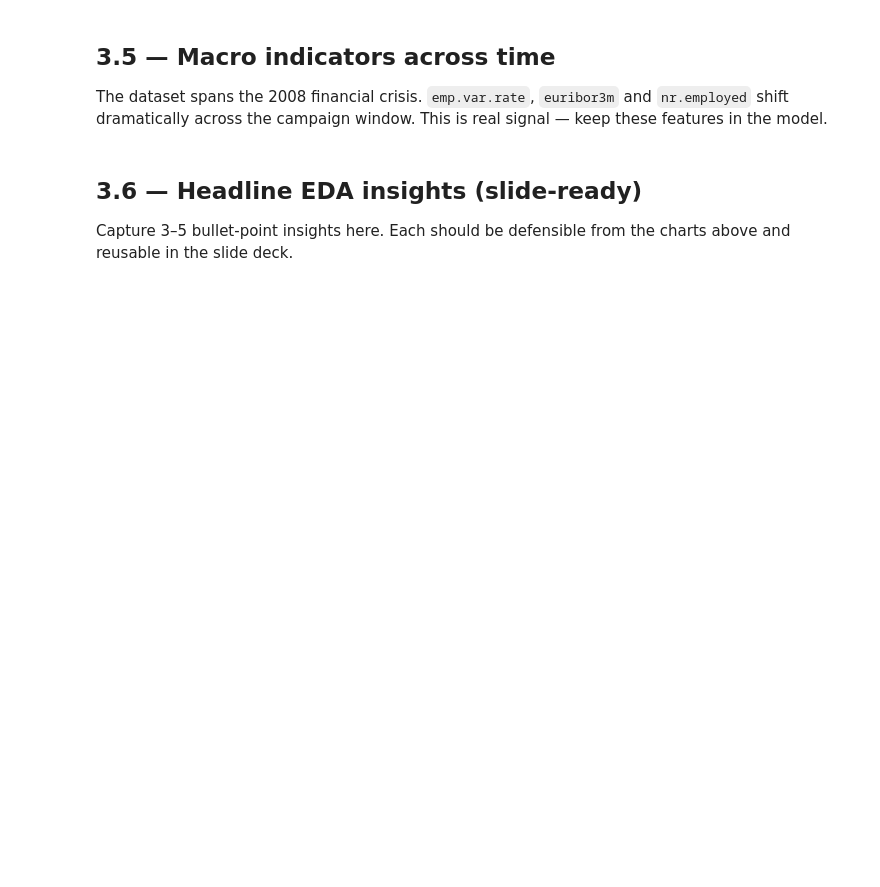
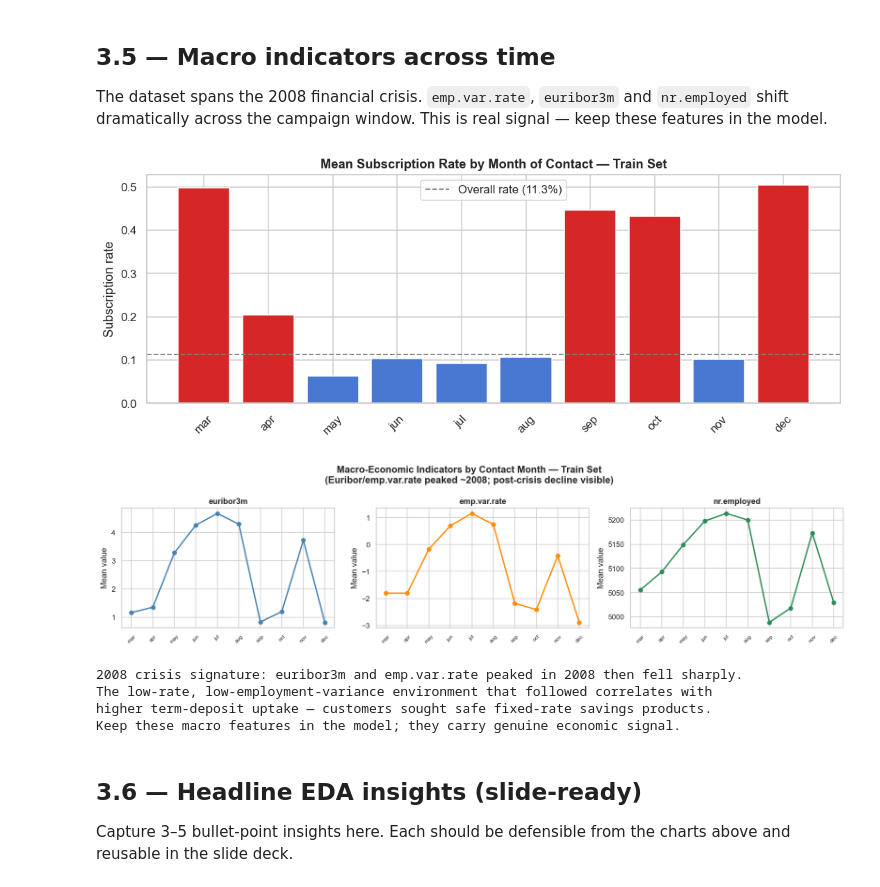
Before and after one commit to Jasper040/Project-4-prediction-framework, a Jupyter notebook: notebooks/03_eda.ipynb, the cells around one changed output. Saved outputs shown, nothing was run; the diff lists cells and outputs as text; code cells hidden in the pictures; blank space fills up the shorter version.

```diff
--- a/notebooks/03_eda.ipynb
+++ b/notebooks/03_eda.ipynb
@@ -50,6 +280,74 @@ Flag the top candidates here — they reappear in the SHAP plots in 09.
 The dataset spans the 2008 financial crisis. `emp.var.rate`, `euribor3m`
 and `nr.employed` shift dramatically across the campaign window. This is
 real signal — keep these features in the model.
+# %%
+MONTH_ORDER = ['jan', 'feb', 'mar', 'apr', 'may', 'jun',
+               'jul', 'aug', 'sep', 'oct', 'nov', 'dec']
+present_months = [m for m in MONTH_ORDER if m in train_df['month'].unique()]
+
+TARGET = config.TARGET_COL
+base_rate = train_df[TARGET].mean()
+
+# -- Subscription rate by calendar month ----------------------------------
+month_rate = (
+    train_df.groupby('month')[TARGET]
+    .mean()
+    .reindex(present_months)
+)
+
+fig, ax = plt.subplots(figsize=(10, 4))
+bar_colors = ['#d62728' if v > base_rate else '#4878cf'
+              for v in month_rate.values]
+ax.bar(range(len(present_months)), month_rate.values, color=bar_colors)
+ax.axhline(base_rate, linestyle='--', color='grey', linewidth=1.2,
+           label=f'Overall rate ({base_rate:.1%})')
+ax.set_xticks(range(len(present_months)))
+ax.set_xticklabels(present_months, rotation=45)
+ax.set_title('Mean Subscription Rate by Month of Contact — Train Set',
+             fontweight='bold')
+ax.set_ylabel('Subscription rate')
+ax.legend()
+fig.tight_layout()
+viz.save_fig(fig, '03_eda_conversion_by_month')
+plt.show()
+
+# -- Macro indicators by calendar month -----------------------------------
+macro_cols = ['euribor3m', 'emp.var.rate', 'nr.employed']
+macro_by_month = (
+    train_df.groupby('month')[macro_cols]
+    .mean()
+    .reindex(present_months)
+)
+
+palette = ['steelblue', 'darkorange', 'seagreen']
+fig, axes = plt.subplots(1, 3, figsize=(16, 4))
+for ax, col, color in zip(axes, macro_cols, palette):
+    ax.plot(range(len(present_months)), macro_by_month[col].values,
+            marker='o', color=color, linewidth=2)
+    ax.set_xticks(range(len(present_months)))
+    ax.set_xticklabels(present_months, rotation=45, fontsize=8)
+    ax.set_title(col)
+    ax.set_ylabel('Mean value')
+fig.suptitle(
+    'Macro-Economic Indicators by Contact Month — Train Set\n'
+    '(Euribor/emp.var.rate peaked ~2008; post-crisis decline visible)',
+    fontweight='bold',
+)
+fig.tight_layout()
+viz.save_fig(fig, '03_eda_macro_by_month')
+plt.show()
+
+print('2008 crisis signature: euribor3m and emp.var.rate peaked in 2008 then fell sharply.')
+print('The low-rate, low-employment-variance environment that followed correlates with')
+print('higher term-deposit uptake — customers sought safe fixed-rate savings products.')
+print('Keep these macro features in the model; they carry genuine economic signal.')
+# %% [output]
+[figure, added]
+[figure, added]
+2008 crisis signature: euribor3m and emp.var.rate peaked in 2008 then fell sharply.
+The low-rate, low-employment-variance environment that followed correlates with
+higher term-deposit uptake — customers sought safe fixed-rate savings products.
+Keep these macro features in the model; they carry genuine economic signal.
 # %% [markdown]
 ## 3.6 — Headline EDA insights (slide-ready)
 
```
Also changed, not shown: parts of 6 cells of this notebook, 2 other files.
